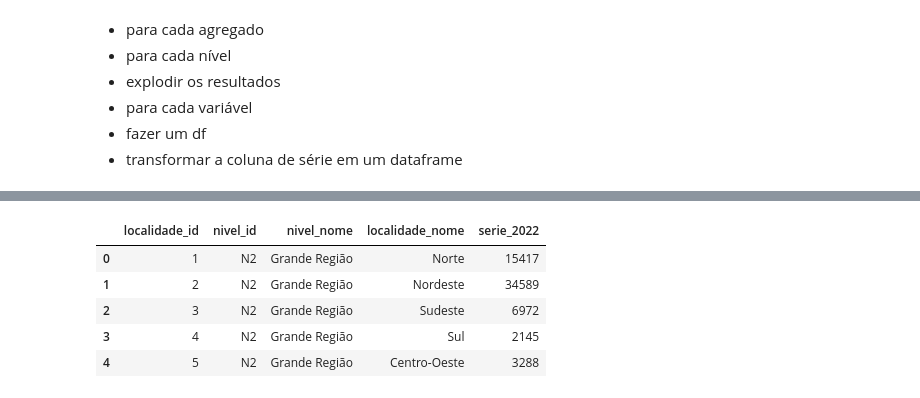
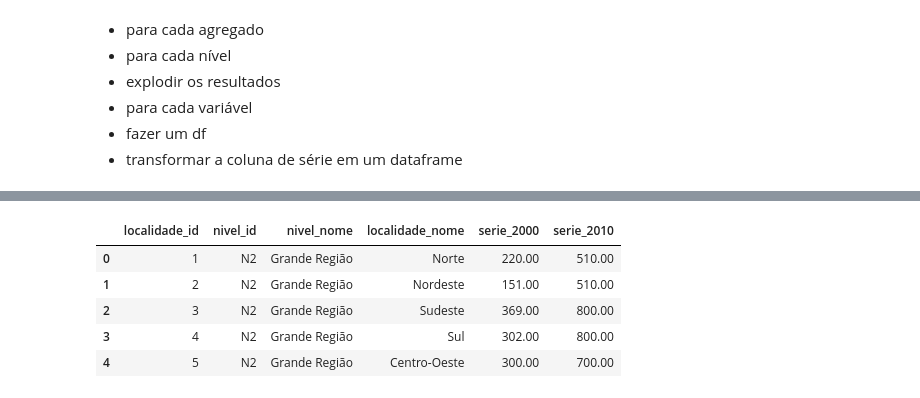
Before and after one commit to GDevigili/TCC-IBGE, a Jupyter notebook: src/datasets/agregados_carga.ipynb, the cells around one changed output, grey strips where cells are left out. Drawn from its saved outputs; the diff is of its cells as text; code cells hidden in the pictures.

```diff
--- a/src/datasets/agregados_carga.ipynb
+++ b/src/datasets/agregados_carga.ipynb
@@ -230,12 +238,12 @@ make_df(get_request_json(url)).explode('resultados').explode('resultados')
 # %%
-make_df(make_df(get_request_json(url)).explode('resultados')['resultados'][0]['series'])
+make_df(make_df(get_request_json(url)).explode('resultados')['resultados'][2]['series'])
 # %% [output]
-|  | localidade_id | nivel_id | nivel_nome | localidade_nome | serie_2022 |
-| 0 | 1 | N2 | Grande Região | Norte | 15417 |
-| 1 | 2 | N2 | Grande Região | Nordeste | 34589 |
-| 2 | 3 | N2 | Grande Região | Sudeste | 6972 |
-| 3 | 4 | N2 | Grande Região | Sul | 2145 |
-| 4 | 5 | N2 | Grande Região | Centro-Oeste | 3288 |
+|  | localidade_id | nivel_id | nivel_nome | localidade_nome | serie_2000 | serie_2010 |
+| 0 | 1 | N2 | Grande Região | Norte | 220.00 | 510.00 |
+| 1 | 2 | N2 | Grande Região | Nordeste | 151.00 | 510.00 |
+| 2 | 3 | N2 | Grande Região | Sudeste | 369.00 | 800.00 |
+| 3 | 4 | N2 | Grande Região | Sul | 302.00 | 800.00 |
+| 4 | 5 | N2 | Grande Região | Centro-Oeste | 300.00 | 700.00 |
 # %%
 make_df(make_df(get_request_json(url)).explode('resultados')['resultados'][0]['classificacoes'])
 # %% [output]
```
Also changed, not shown: parts of 8 cells of this notebook.
